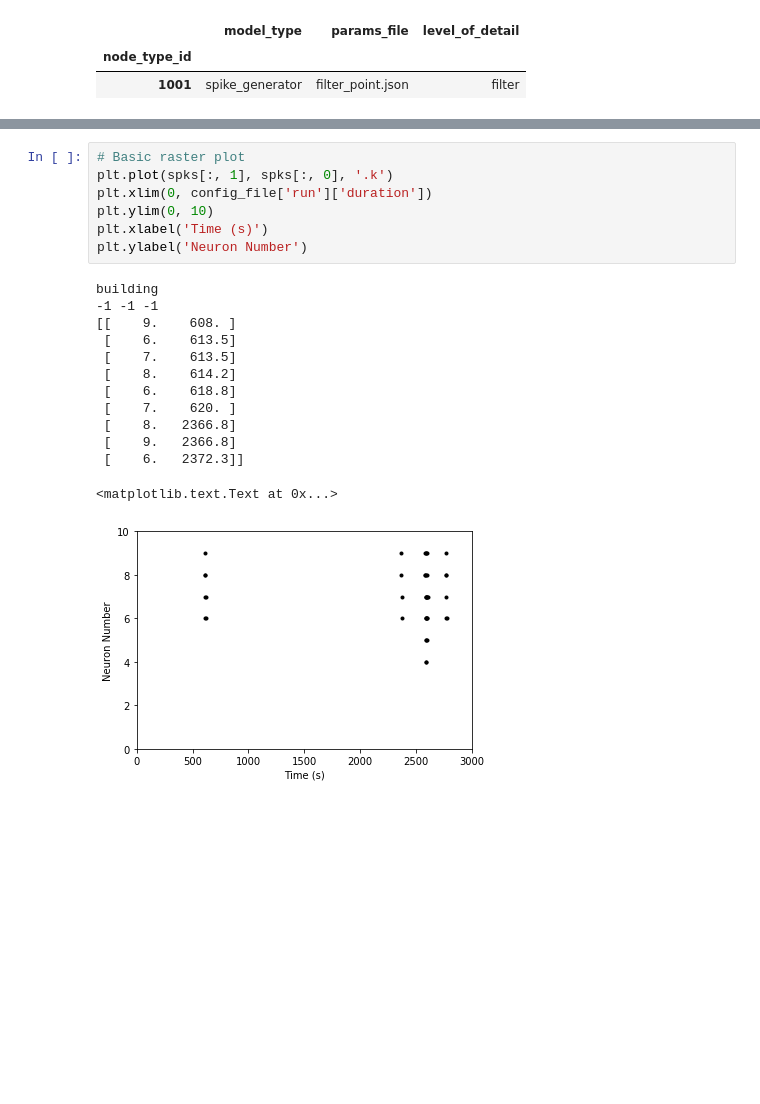
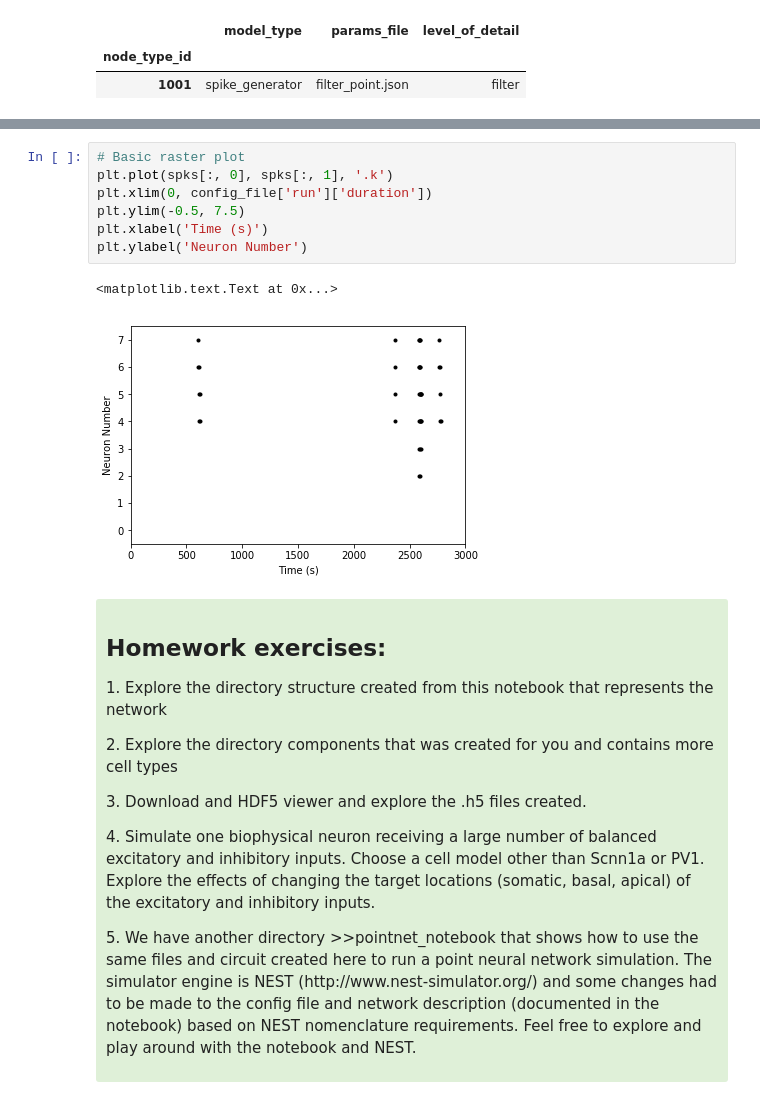
Before and after one commit to AllenInstitute/SWDB_2018, a Jupyter notebook: DynamicBrain/Modeling/pointnet_notebook/pointnet_modeling_example.ipynb, the cells around one changed output, grey strips where cells are left out. Cells and saved outputs as stored; diff of their text form; blank space fills up the shorter version.

```diff
--- a/DynamicBrain/Modeling/pointnet_notebook/pointnet_modeling_example.ipynb
+++ b/DynamicBrain/Modeling/pointnet_notebook/pointnet_modeling_example.ipynb
@@ -187,22 +206,20 @@ print spks[1:10, :]
 # %%
 # Basic raster plot
-plt.plot(spks[:, 1], spks[:, 0], '.k')
+plt.plot(spks[:, 0], spks[:, 1], '.k')
 plt.xlim(0, config_file['run']['duration'])
-plt.ylim(0, 10)
+plt.ylim(-0.5, 7.5)
 plt.xlabel('Time (s)')
 plt.ylabel('Neuron Number')
 # %% [output]
-building
--1 -1 -1
-[[    9.    608. ]
- [    6.    613.5]
- [    7.    613.5]
- [    8.    614.2]
- [    6.    618.8]
- [    7.    620. ]
- [    8.   2366.8]
- [    9.   2366.8]
- [    6.   2372.3]]
+<matplotlib.text.Text at 0x...>
-<matplotlib.text.Text at 0x...>
-[figure, old version]
+[figure, new version]
+# %% [markdown]
+<div style="background: #DFF0D8; border-radius: 3px; padding: 10px; \">
+<h2>Homework exercises:</h2>
+<p>1. Explore the directory structure created from this notebook that represents the network
+<p>2. Explore the directory components that was created for you and contains more cell types
+<p>3. Download and HDF5 viewer and explore the .h5 files created.
+<p>4. Simulate one biophysical neuron receiving a large number of balanced excitatory and inhibitory inputs. Choose a cell model other than Scnn1a or PV1. Explore the effects of changing the target locations (somatic, basal, apical) of the excitatory and inhibitory inputs.
+<p>5. We have another directory >>pointnet_notebook that shows how to use the same files and circuit created here to run a point neural network simulation. The simulator engine is NEST (http://www.nest-simulator.org/) and some changes had to be made to the config file and network description (documented in the notebook) based on NEST nomenclature requirements. Feel free to explore and play around with the notebook and NEST.
+</div>
 # %% [markdown]
```
Also changed, not shown: parts of 9 cells of this notebook.
